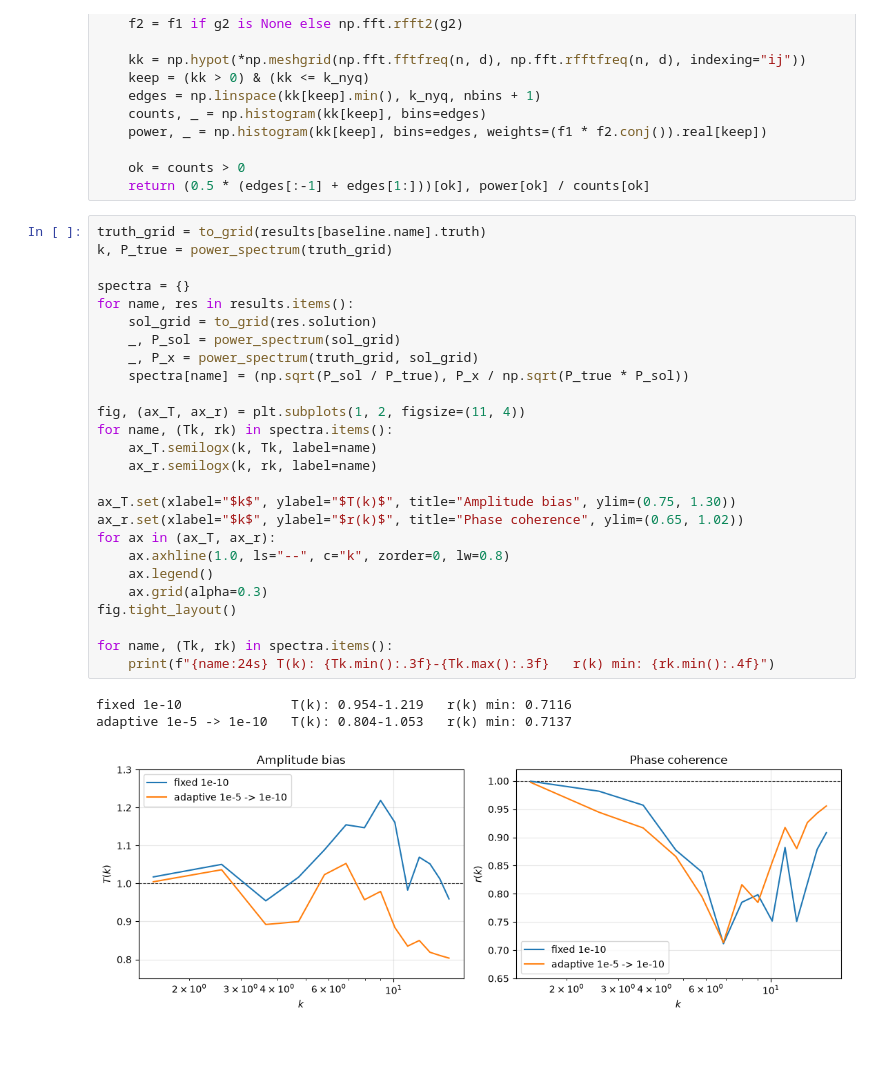
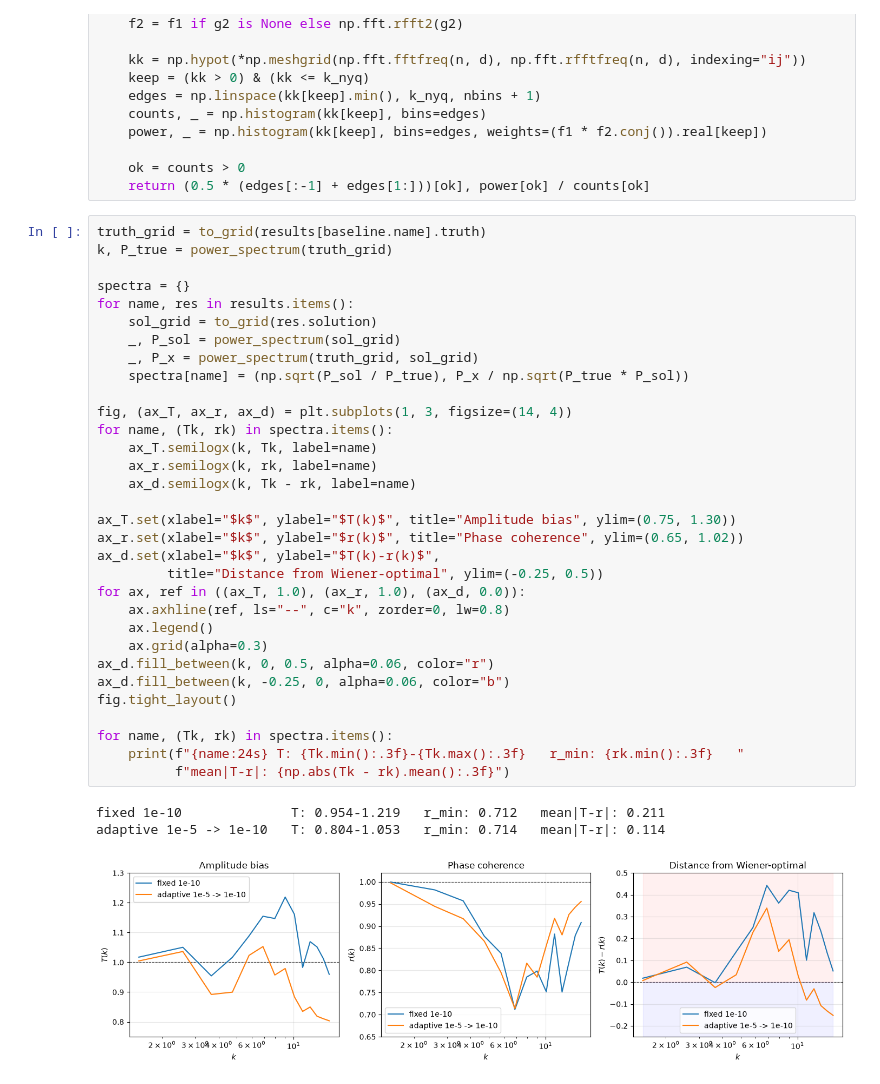
Before and after one commit to MinhMPA/steady-2d-heat-inverse, a Jupyter notebook: notebooks/MultiFidelitySolve.ipynb, the cells around one changed output. Saved outputs shown, nothing was run; the diff lists cells and outputs as text; blank space fills up the shorter version.

Commit message:
Add the T(k)-r(k) optimality panel

```diff
--- a/notebooks/MultiFidelitySolve.ipynb
+++ b/notebooks/MultiFidelitySolve.ipynb
@@ -224,33 +230,39 @@ def power_spectrum(g1, g2=None, nbins=14):
 # %%
 truth_grid = to_grid(results[baseline.name].truth)
 k, P_true = power_spectrum(truth_grid)
 
 spectra = {}
 for name, res in results.items():
     sol_grid = to_grid(res.solution)
     _, P_sol = power_spectrum(sol_grid)
     _, P_x = power_spectrum(truth_grid, sol_grid)
     spectra[name] = (np.sqrt(P_sol / P_true), P_x / np.sqrt(P_true * P_sol))
 
-fig, (ax_T, ax_r) = plt.subplots(1, 2, figsize=(11, 4))
+fig, (ax_T, ax_r, ax_d) = plt.subplots(1, 3, figsize=(14, 4))
 for name, (Tk, rk) in spectra.items():
     ax_T.semilogx(k, Tk, label=name)
     ax_r.semilogx(k, rk, label=name)
+    ax_d.semilogx(k, Tk - rk, label=name)
 
 ax_T.set(xlabel="$k$", ylabel="$T(k)$", title="Amplitude bias", ylim=(0.75, 1.30))
 ax_r.set(xlabel="$k$", ylabel="$r(k)$", title="Phase coherence", ylim=(0.65, 1.02))
-for ax in (ax_T, ax_r):
-    ax.axhline(1.0, ls="--", c="k", zorder=0, lw=0.8)
+ax_d.set(xlabel="$k$", ylabel="$T(k)-r(k)$",
+         title="Distance from Wiener-optimal", ylim=(-0.25, 0.5))
+for ax, ref in ((ax_T, 1.0), (ax_r, 1.0), (ax_d, 0.0)):
+    ax.axhline(ref, ls="--", c="k", zorder=0, lw=0.8)
     ax.legend()
     ax.grid(alpha=0.3)
+ax_d.fill_between(k, 0, 0.5, alpha=0.06, color="r")
+ax_d.fill_between(k, -0.25, 0, alpha=0.06, color="b")
 fig.tight_layout()
 
 for name, (Tk, rk) in spectra.items():
-    print(f"{name:24s} T(k): {Tk.min():.3f}-{Tk.max():.3f}   r(k) min: {rk.min():.4f}")
+    print(f"{name:24s} T: {Tk.min():.3f}-{Tk.max():.3f}   r_min: {rk.min():.3f}   "
+          f"mean|T-r|: {np.abs(Tk - rk).mean():.3f}")
 # %% [output]
-fixed 1e-10              T(k): 0.954-1.219   r(k) min: 0.7116
-adaptive 1e-5 -> 1e-10   T(k): 0.804-1.053   r(k) min: 0.7137
+fixed 1e-10              T: 0.954-1.219   r_min: 0.712   mean|T-r|: 0.211
+adaptive 1e-5 -> 1e-10   T: 0.804-1.053   r_min: 0.714   mean|T-r|: 0.114
-[figure, old version]
+[figure, new version]
 # %% [markdown]
 ### Reading the result
 
```
Also changed, not shown: parts of 3 cells of this notebook.
